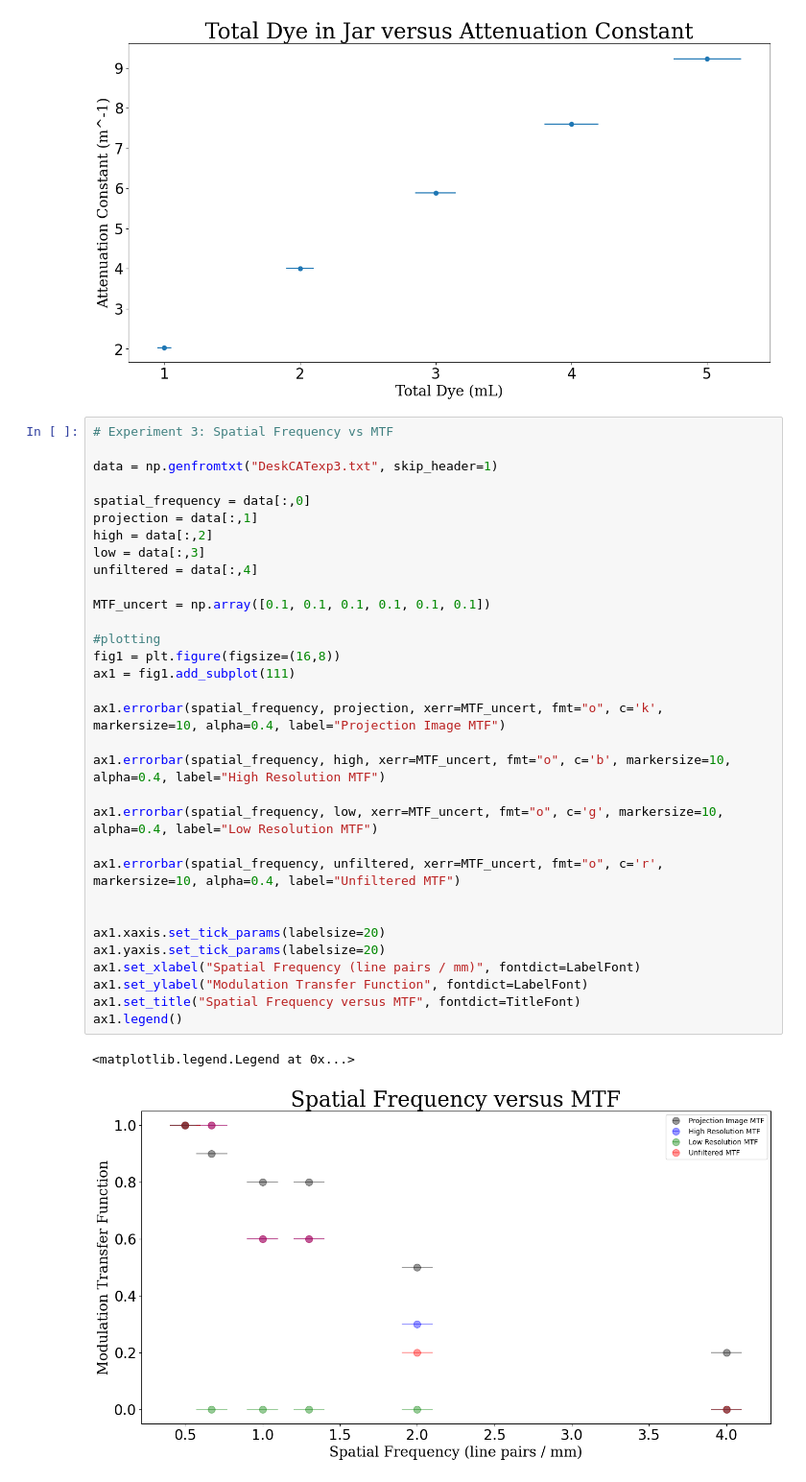
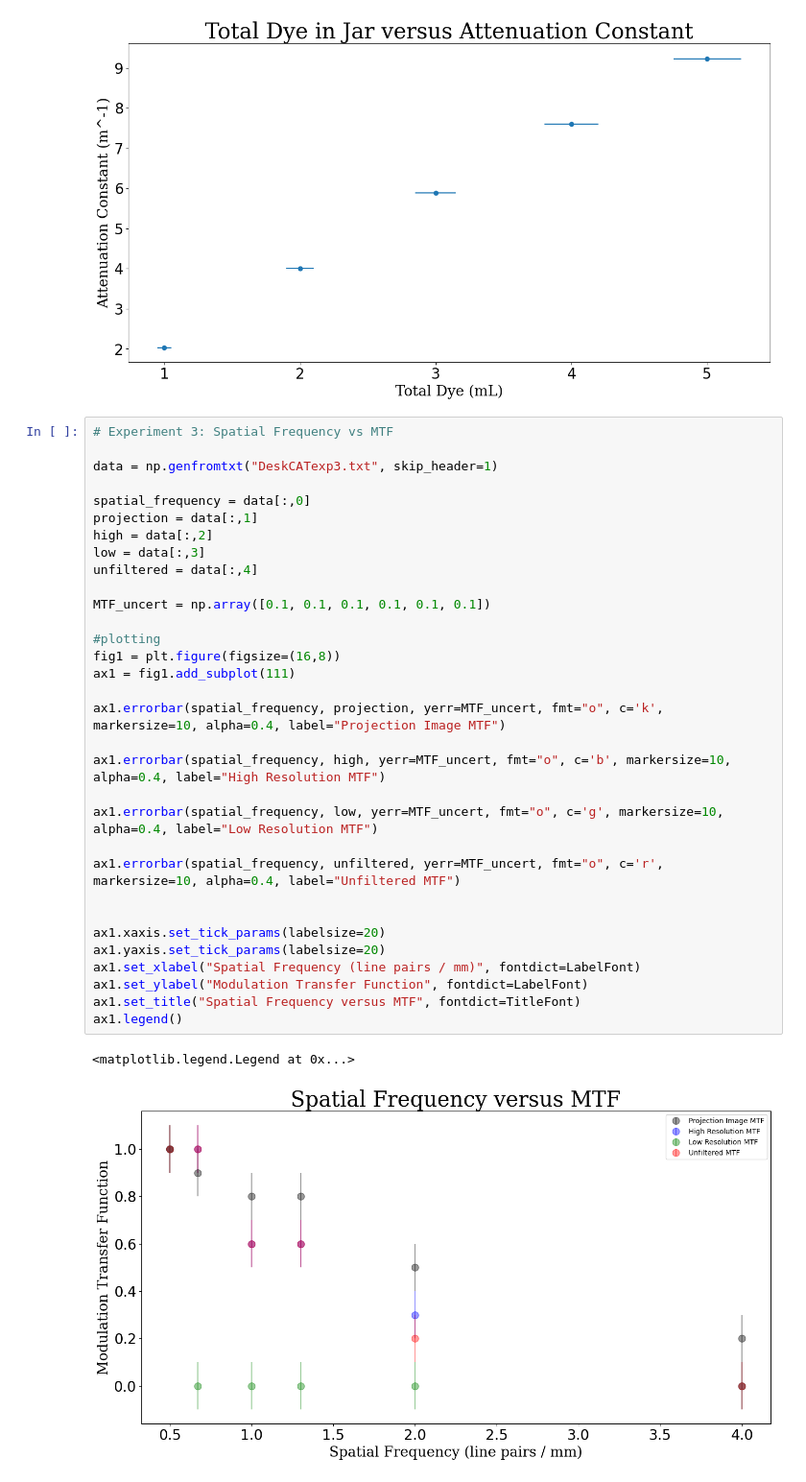
Before and after one commit to royalnorthen/Physics-III-Lab, a Jupyter notebook: Desk CAT dye jar.ipynb, the cells around one changed output. Shown: that part at 96% size. Cells and saved outputs as stored; diff of their text form.

Commit message:
fixed error axis

```diff
--- a/Desk CAT dye jar.ipynb
+++ b/Desk CAT dye jar.ipynb
@@ -31,35 +31,35 @@ Text(0.5, 1.0, 'Total Dye in Jar versus Attenuation Constant')
 # %%
 # Experiment 3: Spatial Frequency vs MTF
 
 data = np.genfromtxt("DeskCATexp3.txt", skip_header=1)
 
 spatial_frequency = data[:,0]
 projection = data[:,1]
 high = data[:,2]
 low = data[:,3]
 unfiltered = data[:,4]
 
 MTF_uncert = np.array([0.1, 0.1, 0.1, 0.1, 0.1, 0.1])
 
 #plotting
 fig1 = plt.figure(figsize=(16,8))
 ax1 = fig1.add_subplot(111)
 
-ax1.errorbar(spatial_frequency, projection, xerr=MTF_uncert, fmt="o", c='k', markersize=10, alpha=0.4, label="Projection Image MTF")
+ax1.errorbar(spatial_frequency, projection, yerr=MTF_uncert, fmt="o", c='k', markersize=10, alpha=0.4, label="Projection Image MTF")
 
-ax1.errorbar(spatial_frequency, high, xerr=MTF_uncert, fmt="o", c='b', markersize=10, alpha=0.4, label="High Resolution MTF")
+ax1.errorbar(spatial_frequency, high, yerr=MTF_uncert, fmt="o", c='b', markersize=10, alpha=0.4, label="High Resolution MTF")
 
-ax1.errorbar(spatial_frequency, low, xerr=MTF_uncert, fmt="o", c='g', markersize=10, alpha=0.4, label="Low Resolution MTF")
+ax1.errorbar(spatial_frequency, low, yerr=MTF_uncert, fmt="o", c='g', markersize=10, alpha=0.4, label="Low Resolution MTF")
 
-ax1.errorbar(spatial_frequency, unfiltered, xerr=MTF_uncert, fmt="o", c='r', markersize=10, alpha=0.4, label="Unfiltered MTF")
+ax1.errorbar(spatial_frequency, unfiltered, yerr=MTF_uncert, fmt="o", c='r', markersize=10, alpha=0.4, label="Unfiltered MTF")
 
 
 ax1.xaxis.set_tick_params(labelsize=20)
 ax1.yaxis.set_tick_params(labelsize=20)
 ax1.set_xlabel("Spatial Frequency (line pairs / mm)", fontdict=LabelFont)
 ax1.set_ylabel("Modulation Transfer Function", fontdict=LabelFont)
 ax1.set_title("Spatial Frequency versus MTF", fontdict=TitleFont)
 ax1.legend()
 # %% [output]
 <matplotlib.legend.Legend at 0x...>
-[figure, old version]
+[figure, new version]
```
